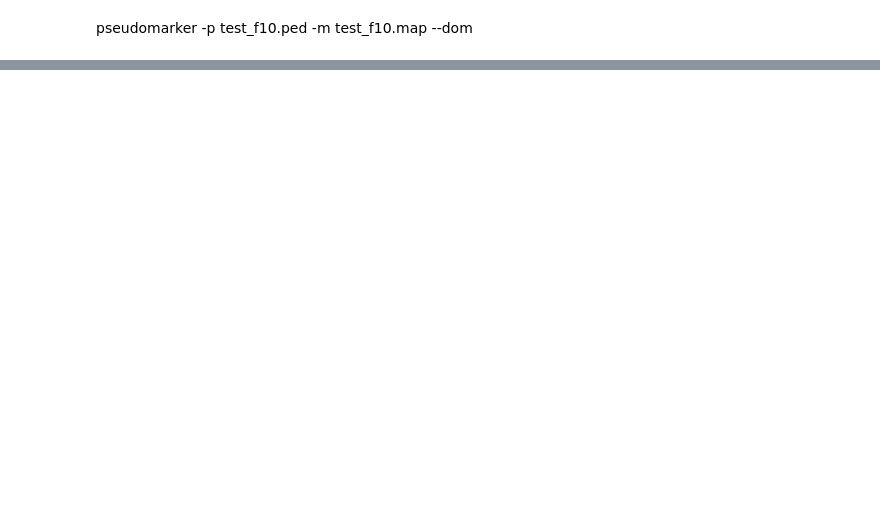
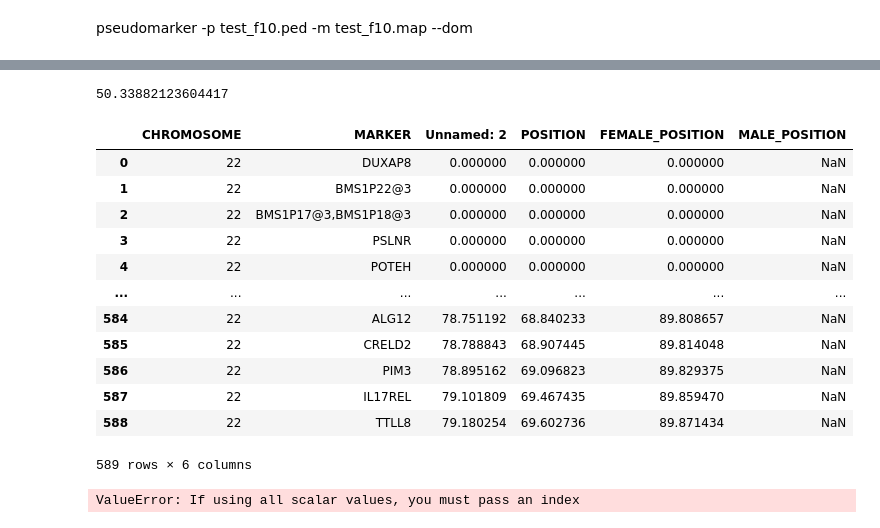
Before and after one commit to gaow/SEQLinkage, a Jupyter notebook: nbs/linkage_analysis.ipynb, the cells around one changed output, grey strips where cells are left out. Cells and saved outputs as stored; diff of their text form; code cells hidden in the pictures; blank space fills up the shorter version.

```diff
--- a/nbs/linkage_analysis.ipynb
+++ b/nbs/linkage_analysis.ipynb
@@ -535,0 +677,33 @@ pseudomarker -p test_f10.ped -m test_f10.map --dom
+# %%
+cped_res = parallel_lods(cped_d.values())
+# %% [output]
+50.33882123604417
+# %%
+cmap
+# %% [output]
+|  | CHROMOSOME | MARKER | Unnamed: 2 | POSITION | FEMALE_POSITION | MALE_POSITION |
+| 0 | 22 | DUXAP8 | 0.000000 | 0.000000 | 0.000000 | NaN |
+| 1 | 22 | BMS1P22@3 | 0.000000 | 0.000000 | 0.000000 | NaN |
+| 2 | 22 | BMS1P17@3,BMS1P18@3 | 0.000000 | 0.000000 | 0.000000 | NaN |
+| 3 | 22 | PSLNR | 0.000000 | 0.000000 | 0.000000 | NaN |
+| 4 | 22 | POTEH | 0.000000 | 0.000000 | 0.000000 | NaN |
+| ... | ... | ... | ... | ... | ... | ... |
+| 584 | 22 | ALG12 | 78.751192 | 68.840233 | 89.808657 | NaN |
+| 585 | 22 | CRELD2 | 78.788843 | 68.907445 | 89.814048 | NaN |
+| 586 | 22 | PIM3 | 78.895162 | 69.096823 | 89.829375 | NaN |
+| 587 | 22 | IL17REL | 79.101809 | 69.467435 | 89.859470 | NaN |
+| 588 | 22 | TTLL8 | 79.180254 | 69.602736 | 89.871434 | NaN |
+589 rows × 6 columns
+# %%
+variants = {}
+for lod in cped_res:
+    for m,l in zip(lod['MARKER'],lod['LOD']):
+        if pd.isna(l):
+            continue
+        if m in variants.keys():
+            variants[m] += l
+        else:
+            variants[m] = l
+#variants=pd.DataFrame(variants)
+# %% [output]
+ValueError: If using all scalar values, you must pass an index
```
Also changed, not shown: parts of 32 cells of this notebook, 1 other file.
